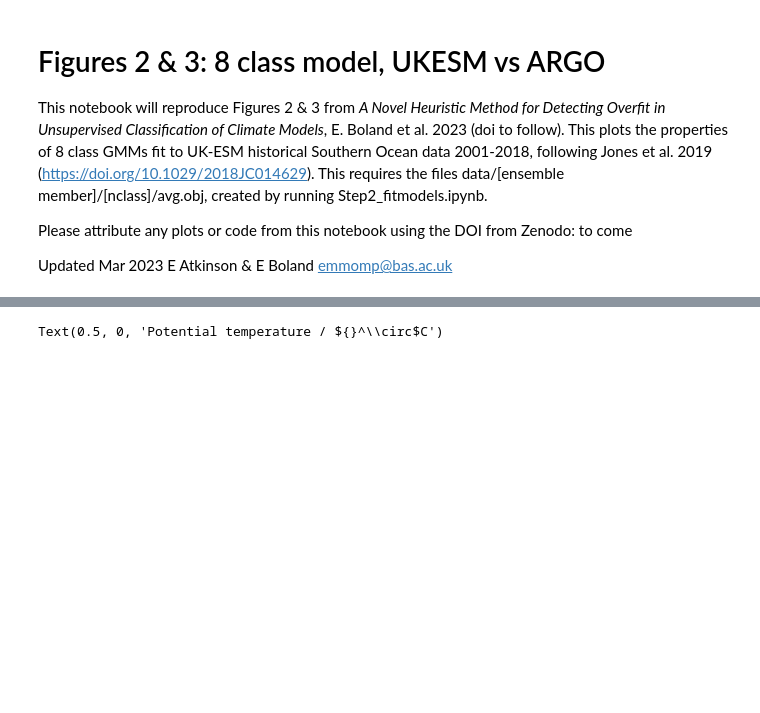
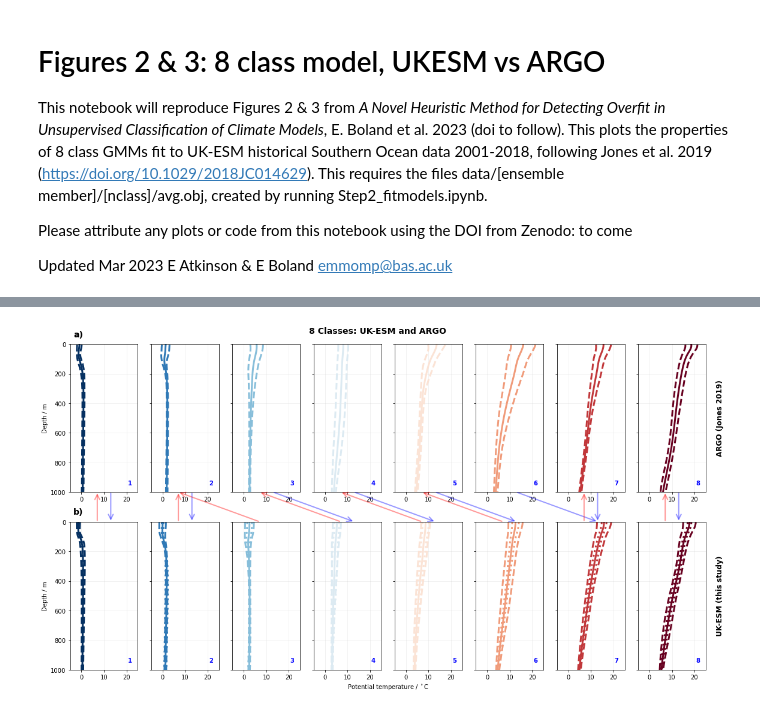
Before and after one commit to emmomp/OceanClusteringMethods, a Jupyter notebook: Figures2-3_8classes_vARGO.ipynb, the cells around one changed output, grey strips where cells are left out. Saved outputs shown, nothing was run; the diff lists cells and outputs as text; code cells hidden in the pictures; blank space fills up the shorter version.

```diff
--- a/Figures2-3_8classes_vARGO.ipynb
+++ b/Figures2-3_8classes_vARGO.ipynb
@@ -161,8 +162,8 @@ for (i, ax) in enumerate(axes[0]):
         ax.set_ylabel('Depth / m')
         ax.text(0.05,1.05,'a)',transform=ax.transAxes,fontsize=14,fontweight='bold')
 
-  #  ax.annotate("",xy=(0.6,0),xytext=(0.6+1.2*(g1[i]-i),-0.2),xycoords=ax.transAxes, \
-   #                        arrowprops=dict(arrowstyle="<-",color='b',alpha=0.4,ls='-',mutation_scale=20,linewidth=2))
+    ax.annotate("",xy=(0.6,0),xytext=(0.6+1.2*(g1[i]-i),-0.2),xycoords=ax.transAxes, \
+                           arrowprops=dict(arrowstyle="<-",color='b',alpha=0.4,ls='-',mutation_scale=20,linewidth=2))
 
 m_id='UK-ESM (this study)'
 
@@ -175,36 +176,36 @@ for (i, ax) in enumerate(axes[1]):
     ax.text(0.85,0.05,str(i+1),fontweight='bold',fontsize=10,color='b',transform=ax.transAxes)
 
     #Tmean = classes['profile_mean'].sel(classnum=i)
     #Tsig = classes['profile_std'].sel(classnum=i)
 
   #  ax.plot(Tmean.mean('run'),levs, color=cmap(i), linestyle='solid', linewidth=2)
    # ax.plot(Tmean.mean('run')+np.sqrt((Tsig**2).sum(dim='run')),levs, color=cmap(i), linestyle='dashed', linewidth=2)
    # ax.plot(Tmean.mean('run')-np.sqrt((Tsig**2).sum(dim='run')),levs, color=cmap(i), linestyle='dashed', linewidth=2)
 
     ax.plot(ensmean_profiles[i]['mean'],levs[:43], color=cmap(i), linestyle='solid', linewidth=3)
-    #ax.plot(ensmean_profiles[i]['mean']+ensmean_profiles[i]['std'],levs[:43], color=cmap(i), linestyle=':', linewidth=3)
-    #ax.plot(ensmean_profiles[i]['mean']-ensmean_profiles[i]['std'],levs[:43], color=cmap(i), linestyle=':', linewidth=2)
+    ax.plot(ensmean_profiles[i]['mean']+ensmean_profiles[i]['std'],levs[:43], color=cmap(i), linestyle=':', linewidth=3)
+    ax.plot(ensmean_profiles[i]['mean']-ensmean_profiles[i]['std'],levs[:43], color=cmap(i), linestyle=':', linewidth=3)
     ax.plot(ensmean_profiles[i]['mean']+ensmean_profiles[i]['std2'],levs[:43], color=cmap(i), linestyle='--', linewidth=3)
     ax.plot(ensmean_profiles[i]['mean']-ensmean_profiles[i]['std2'],levs[:43], color=cmap(i), linestyle='--', linewidth=3)
 
     ax.set_ylim([1000,0])
     ax.set_xlim(-5,25)
     ax.grid(alpha=0.2)
   #  ax.set_xlabel('Temperature (°C)')
     if i==0:
         ax.set_ylabel('Depth / m')
         ax.text(0.05,1.05,'b)',transform=ax.transAxes,fontsize=14,fontweight='bold')
 
-  #  ax.annotate("",xy=(0.4,1),xytext=(0.4+1.2*(g2[i]-i),1.2),xycoords=ax.transAxes, \
-  #                         arrowprops=dict(arrowstyle="<-",color='r',alpha=0.4,ls='-',mutation_scale=20,linewidth=2))
+    ax.annotate("",xy=(0.4,1),xytext=(0.4+1.2*(g2[i]-i),1.2),xycoords=ax.transAxes, \
+                           arrowprops=dict(arrowstyle="<-",color='r',alpha=0.4,ls='-',mutation_scale=20,linewidth=2))
 
 plt.suptitle('{} Classes: UK-ESM and ARGO'.format(n_classes),fontsize=14,fontweight='bold',y=0.92)
 
 figure.add_subplot(111, frameon=False)
 plt.tick_params(labelcolor='none', which='both', top=False, bottom=False, left=False, right=False)
 plt.xlabel('Potential temperature / ${}^\circ$C')
 
         # save and show the plot
-#plt.savefig('figures/8class_modelvargo.pdf', bbox_inches="tight")
+plt.savefig('figures/8class_modelvargo.pdf', bbox_inches="tight")
 # %% [output]
-Text(0.5, 0, 'Potential temperature / ${}^\\circ$C')
+[figure, added]
```
Also changed, not shown: parts of 2 cells of this notebook, 4 other files.
